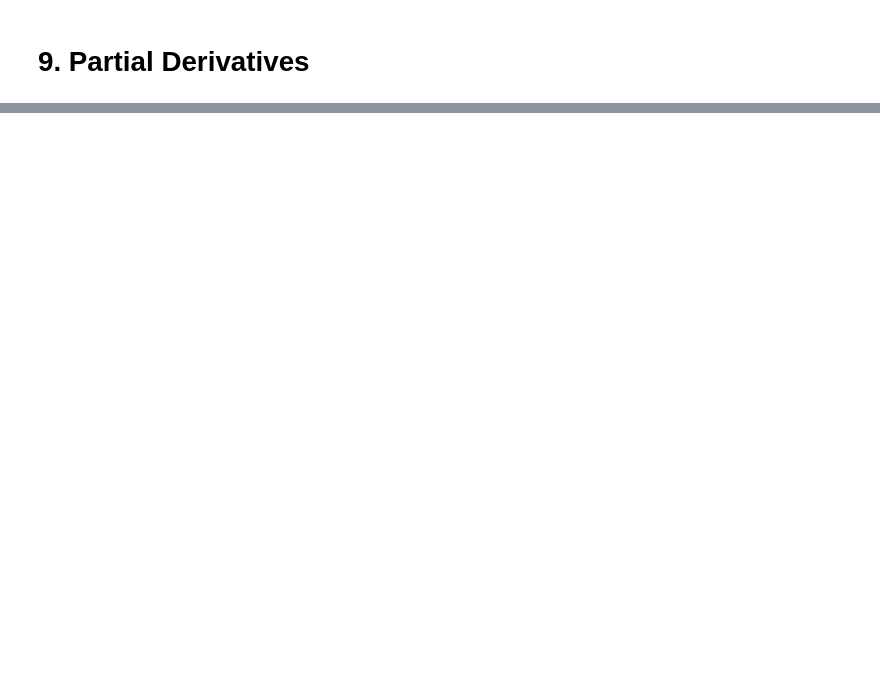
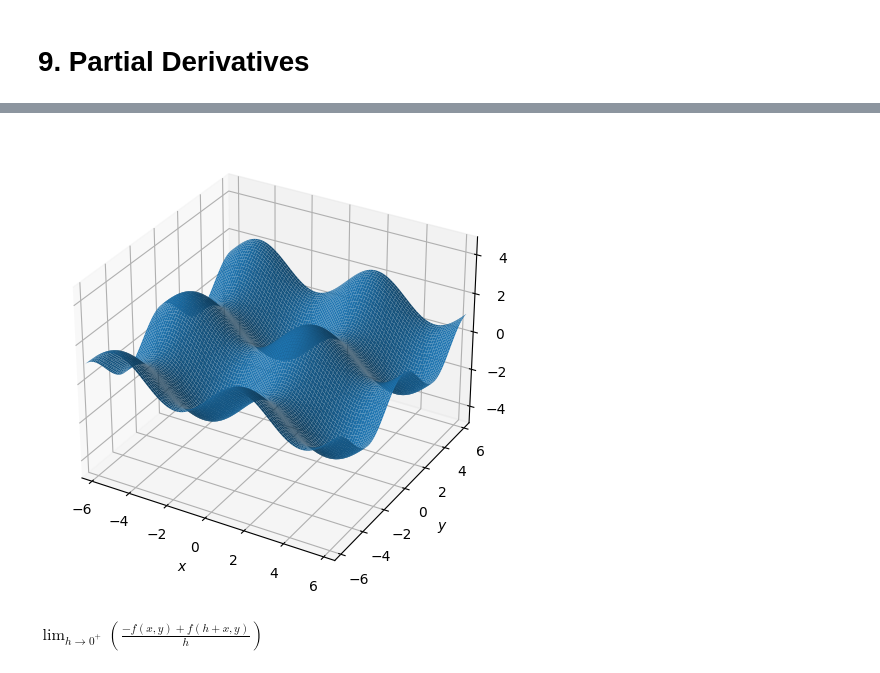
Before and after one commit to James-G-Hill/Sympy-Companion-to-Mathematics-Form-and-Function, a Jupyter notebook: ch06_concepts_of_calculus/09_partial_derivatives.ipynb, the cells around one changed output, grey strips where cells are left out. Saved outputs shown, nothing was run; the diff lists cells and outputs as text; code cells hidden in the pictures; blank space fills up the shorter version.

```diff
--- a/ch06_concepts_of_calculus/09_partial_derivatives.ipynb
+++ b/ch06_concepts_of_calculus/09_partial_derivatives.ipynb
@@ -122,0 +93,20 @@ print(
+# %%
+trigo_fun = Lambda((x, y), sin(x) + cos(y))
+
+p1 = plot3d(
+    z.subs(f(x, y), trigo_fun),
+    (x, -2*pi, 2*pi),
+    (y, -2*pi, 2*pi),
+    show=False,
+    aspect='equal'
+)
+
+p1.show()
+# %% [output]
+[figure, added]
+# %%
+h = Symbol('h')
+lim1 = Limit((f(x + h, y) - f(x, y)) / h, h, 0)
+lim1
+# %% [output]
+$\displaystyle \lim_{h \to 0^+}\left(\frac{- f{\left(x,y \right)} + f{\left(h + x,y \right)}}{h}\right)$
```
Also changed, not shown: parts of 39 cells of this notebook, 3 other files.
